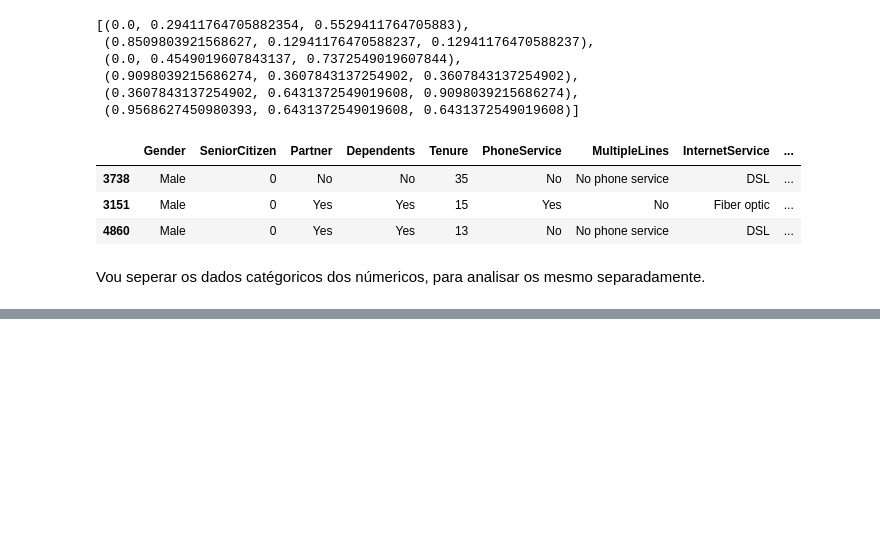
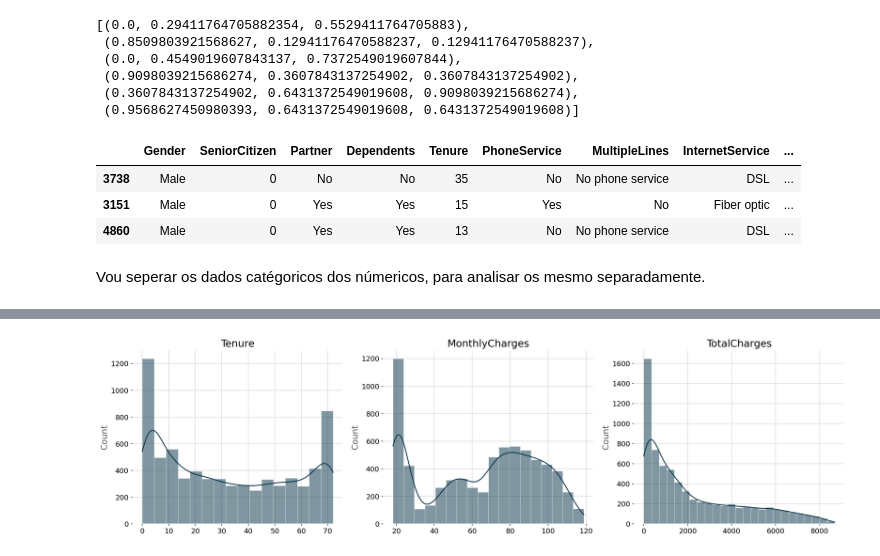
Before and after one commit to RebecaVBoas/Telco-Customer-Churn-Prediction, a Jupyter notebook: notebooks/EDA.ipynb, the cells around one changed output, grey strips where cells are left out. Drawn from its saved outputs; the diff is of its cells as text; code cells hidden in the pictures; blank space fills up the shorter version.

Commit message:
feat: inclusão de mais gráficos

```diff
--- a/notebooks/EDA.ipynb
+++ b/notebooks/EDA.ipynb
@@ -379,0 +412,17 @@ plt.pie(
+# %%
+fig, axes = plt.subplots(nrows=1, ncols=3, figsize=(18, 5))
+axes_list = axes.flatten()
+
+# 4. O laço for agora fica simples e elegante
+for i, col in enumerate(numerical_features):
+    sns.histplot(data=df, x=col, kde=True, ax=axes_list[i], color='#023047')
+
+    # Customização
+    axes_list[i].set_title(f'{col}')
+    axes_list[i].set_xlabel('')
+
+# 5. Ajuste para os títulos não baterem nos gráficos de cima
+plt.tight_layout()
+plt.show()
+# %% [output]
+[figure, added]
```
Also changed, not shown: parts of 8 cells of this notebook.
